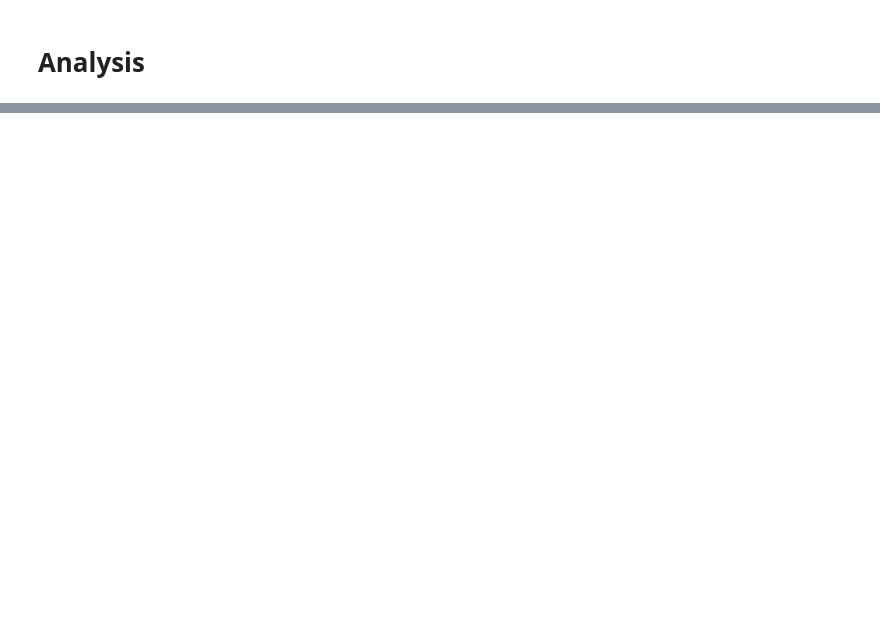
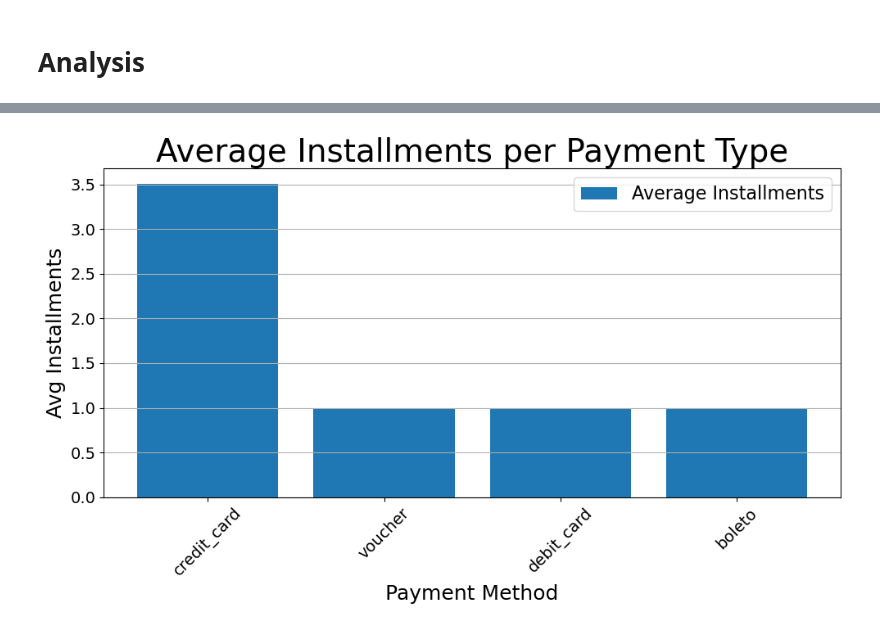
Before and after one commit to mlnotes2718/module2-project, a Jupyter notebook: notebook/analysis.ipynb, the cells around one changed output, grey strips where cells are left out. Saved outputs shown, nothing was run; the diff lists cells and outputs as text; code cells hidden in the pictures; blank space fills up the shorter version.

```diff
--- a/notebook/analysis.ipynb
+++ b/notebook/analysis.ipynb
@@ -41,0 +267,26 @@ print(df.head())
+# %%
+# Average Installments
+query3 = """
+SELECT
+  payment_type,
+  AVG(payment_installments) AS avg_installments
+FROM `sctp-data-eng-ecomm.ecomm_dev.fact_order_items`
+WHERE payment_installments IS NOT NULL
+GROUP BY payment_type
+"""
+df3 = client.query(query3).to_dataframe()
+
+plt.figure(figsize=(10, 6))
+bars = plt.bar(df3["payment_type"], df3["avg_installments"], label="Average Installments")
+
+plt.title("Average Installments per Payment Type", fontsize=28)
+plt.xlabel("Payment Method", fontsize=18)
+plt.ylabel("Avg Installments", fontsize=18)
+plt.xticks(rotation=45, fontsize=14)
+plt.yticks(fontsize=14)
+plt.legend(fontsize=16)
+plt.grid(axis='y')
+plt.tight_layout()
+plt.show()
+# %% [output]
+[figure, added]
```
Also changed, not shown: parts of 11 cells of this notebook.
